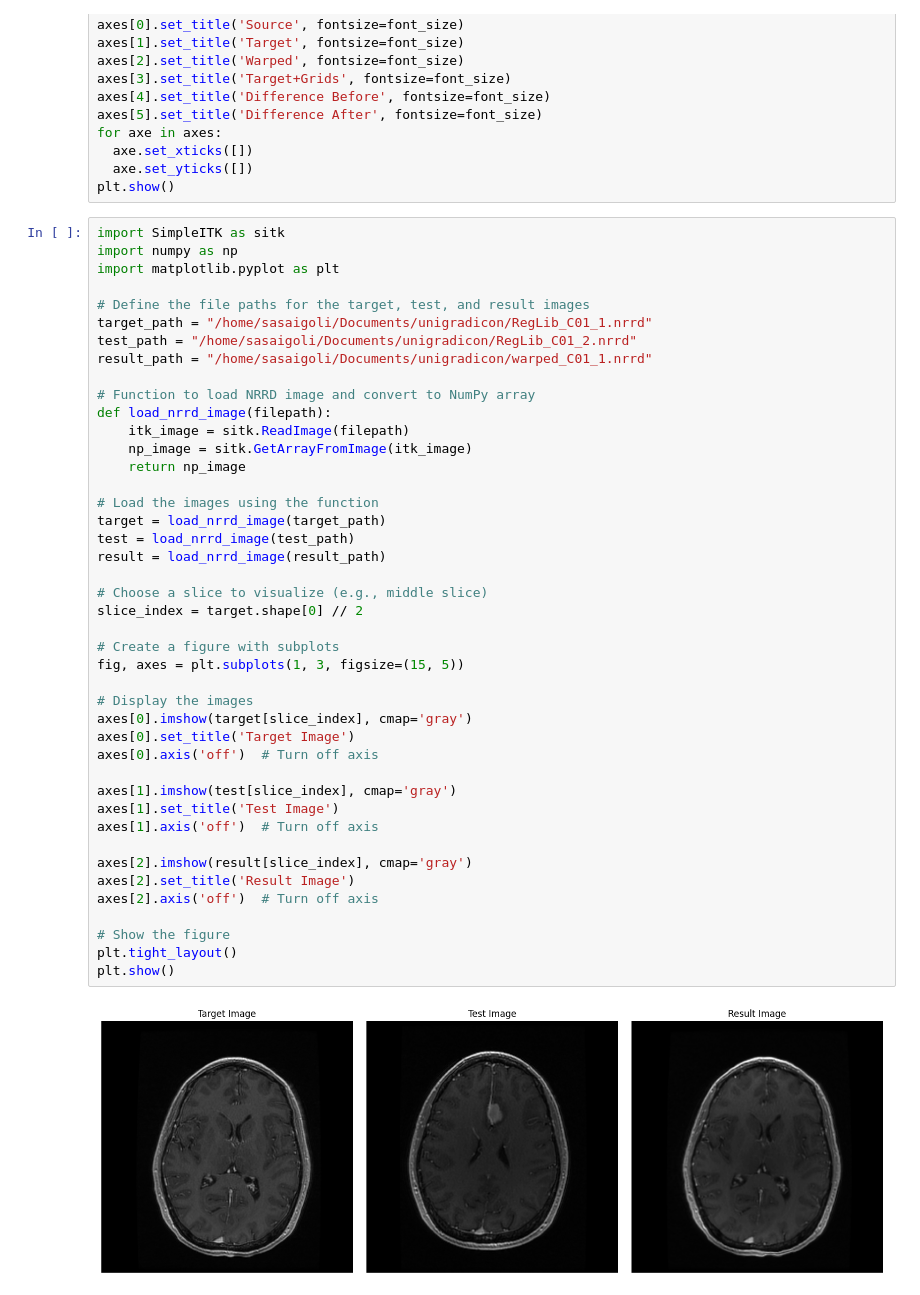
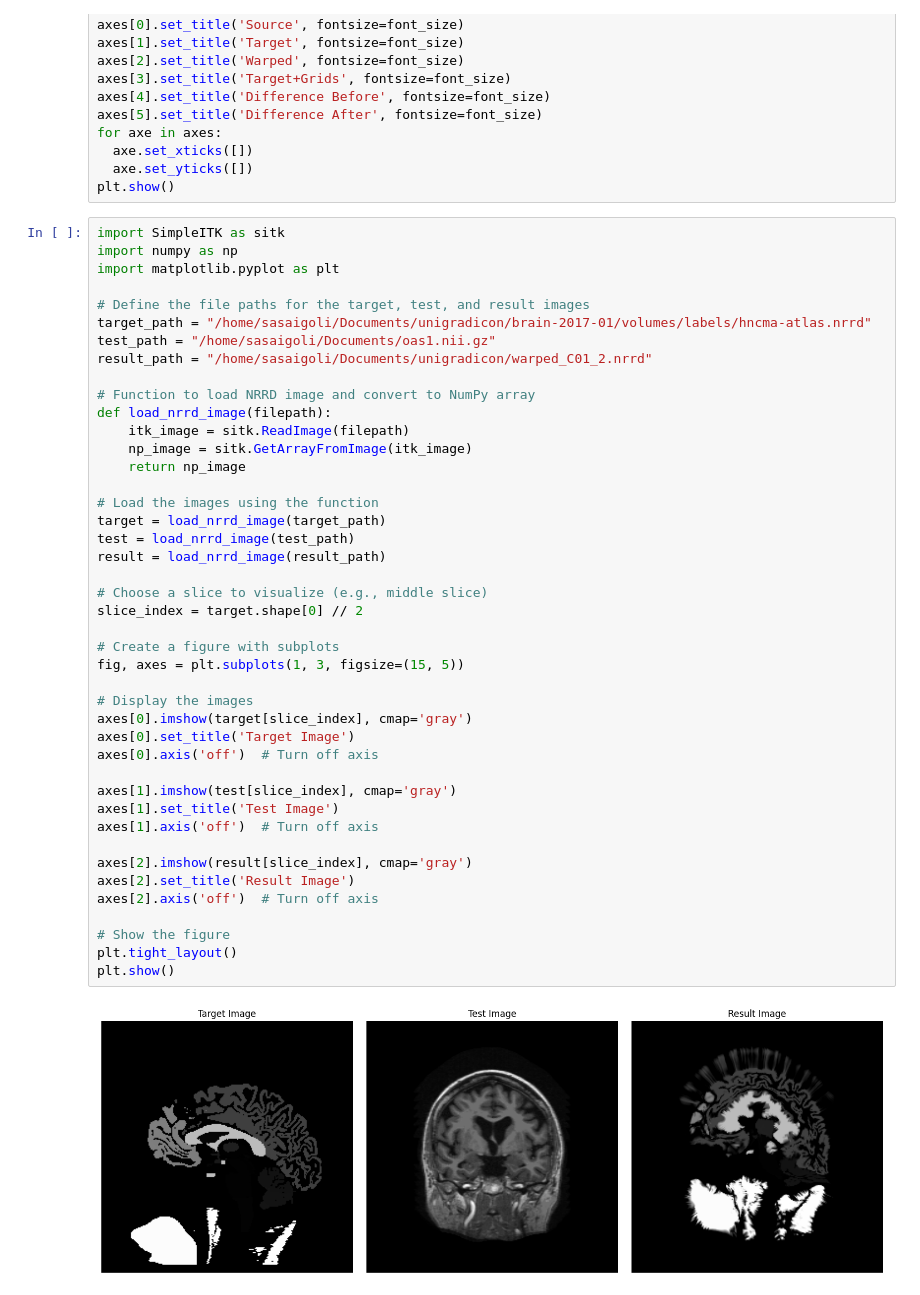
Before and after one commit to sasaigoli05/FastSurfer-Analysis, a Jupyter notebook: unigradicon_test.ipynb, the cells around one changed output. Drawn from its saved outputs; the diff is of its cells as text.

Commit message:
unigradicon testing

```diff
--- a/unigradicon_test.ipynb
+++ b/unigradicon_test.ipynb
@@ -159,9 +159,9 @@ import numpy as np
 import matplotlib.pyplot as plt
 
 # Define the file paths for the target, test, and result images
-target_path = "/home/sasaigoli/Documents/unigradicon/RegLib_C01_1.nrrd"
-test_path = "/home/sasaigoli/Documents/unigradicon/RegLib_C01_2.nrrd"
-result_path = "/home/sasaigoli/Documents/unigradicon/warped_C01_1.nrrd"
+target_path = "/home/sasaigoli/Documents/unigradicon/brain-2017-01/volumes/labels/hncma-atlas.nrrd"
+test_path = "/home/sasaigoli/Documents/oas1.nii.gz"
+result_path = "/home/sasaigoli/Documents/unigradicon/warped_C01_2.nrrd"
 
 # Function to load NRRD image and convert to NumPy array
 def load_nrrd_image(filepath):
@@ -170,31 +170,31 @@ def load_nrrd_image(filepath):
     return np_image
 
 # Load the images using the function
 target = load_nrrd_image(target_path)
 test = load_nrrd_image(test_path)
 result = load_nrrd_image(result_path)
 
 # Choose a slice to visualize (e.g., middle slice)
 slice_index = target.shape[0] // 2
 
 # Create a figure with subplots
 fig, axes = plt.subplots(1, 3, figsize=(15, 5))
 
 # Display the images
 axes[0].imshow(target[slice_index], cmap='gray')
 axes[0].set_title('Target Image')
 axes[0].axis('off')  # Turn off axis
 
 axes[1].imshow(test[slice_index], cmap='gray')
 axes[1].set_title('Test Image')
 axes[1].axis('off')  # Turn off axis
 
 axes[2].imshow(result[slice_index], cmap='gray')
 axes[2].set_title('Result Image')
 axes[2].axis('off')  # Turn off axis
 
 # Show the figure
 plt.tight_layout()
 plt.show()
 # %% [output]
-[figure, old version]
+[figure, new version]
```
Also changed, not shown: parts of 3 cells of this notebook.
